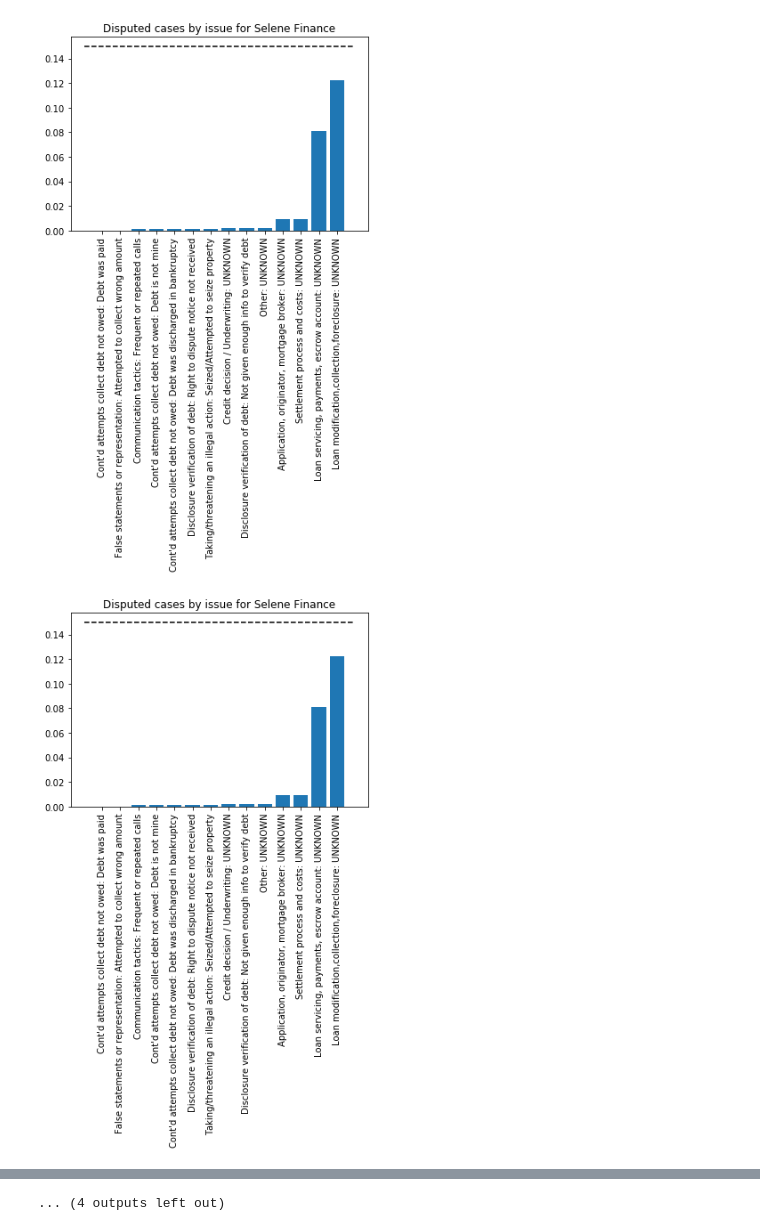
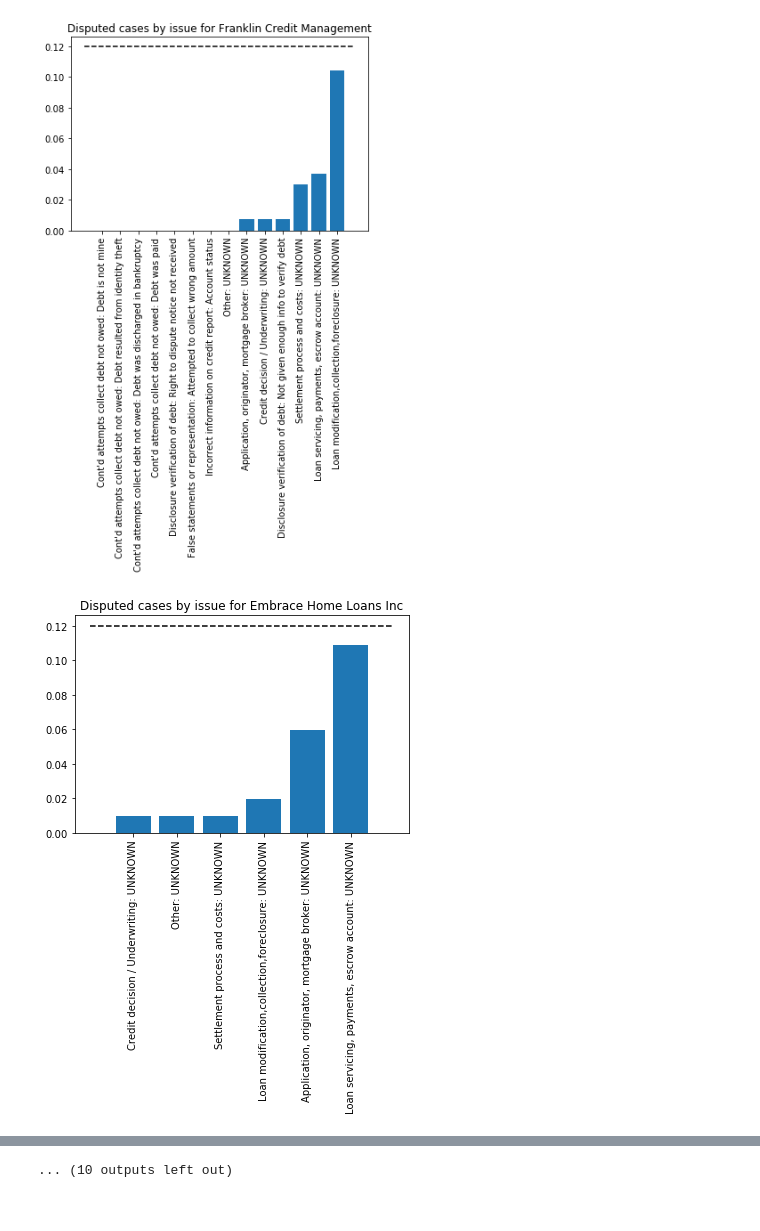
Before and after one commit to scottlyoung/CSCI_4502_Project, a Jupyter notebook: dispute_based_analysis.ipynb, the cells around one changed output, grey strips where cells are left out. Drawn from its saved outputs; the diff is of its cells as text; code cells hidden in the pictures.

Commit message:
generated combined suspicous company list

```diff
--- a/dispute_based_analysis.ipynb
+++ b/dispute_based_analysis.ipynb
@@ -40,14 +40,14 @@ for company in dispute_type_fractions:
 # %%
 out_file_raw = open("Data/too_many_disputes.txt", "w")
 for company in dispute_fractions:
-    if dispute_fractions[company] > .3:
+    if dispute_fractions[company] > .25:
         out_file_raw.write(company + "\n")
 out_file_raw.close()
 # %%
 out_file_raw = open("Data/too_many_disputes_type.txt", "w")
 for company in dispute_type_fractions:
     for issue in dispute_type_fractions[company]:
-        if dispute_type_fractions[company][issue] > .15:
+        if dispute_type_fractions[company][issue] > .12:
             out_file_raw.write(company + "\n")
             break
 out_file_raw.close()
@@ -98,16 +98,16 @@ def plotDictionaryWtihThreshold(dictionary, threshold, title, location):
 # %%
 selector = 0
 for company in dispute_type_fractions:
     plot = False
     num_fields = 0
     for issue in dispute_type_fractions[company]:
         num_fields += 1
-        if dispute_type_fractions[company][issue] > .12:
+        if dispute_type_fractions[company][issue] > .1:
             plot = True
     if num_fields >= 15:
         plot = False
     if plot == True:
-        plotDictionaryWtihThreshold(dispute_type_fractions[company], .15, "Disputed cases by issue for " + company, "Images/Disputed_Issues_Plots/" + company)
+        plotDictionaryWtihThreshold(dispute_type_fractions[company], .12, "Disputed cases by issue for " + company, "Images/Disputed_Issues_Plots/" + company)
 # %% [output]
-[figure, old version]
+[figure, new version]
-[figure, old version]
+[figure, new version]
@@ -124 +124 @@ for company in dispute_type_fractions:
-... (4 outputs left out)
+... (10 outputs left out)
```
Also changed, not shown: parts of 2 cells of this notebook, 31 other files.
